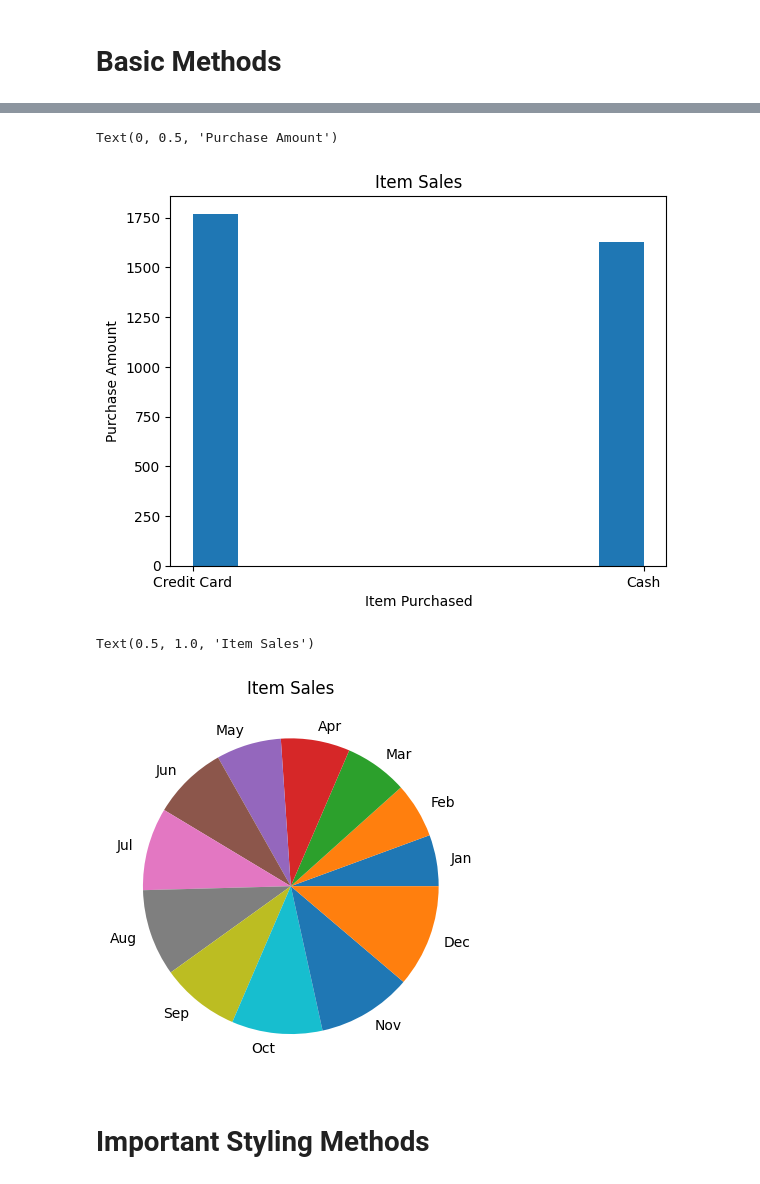
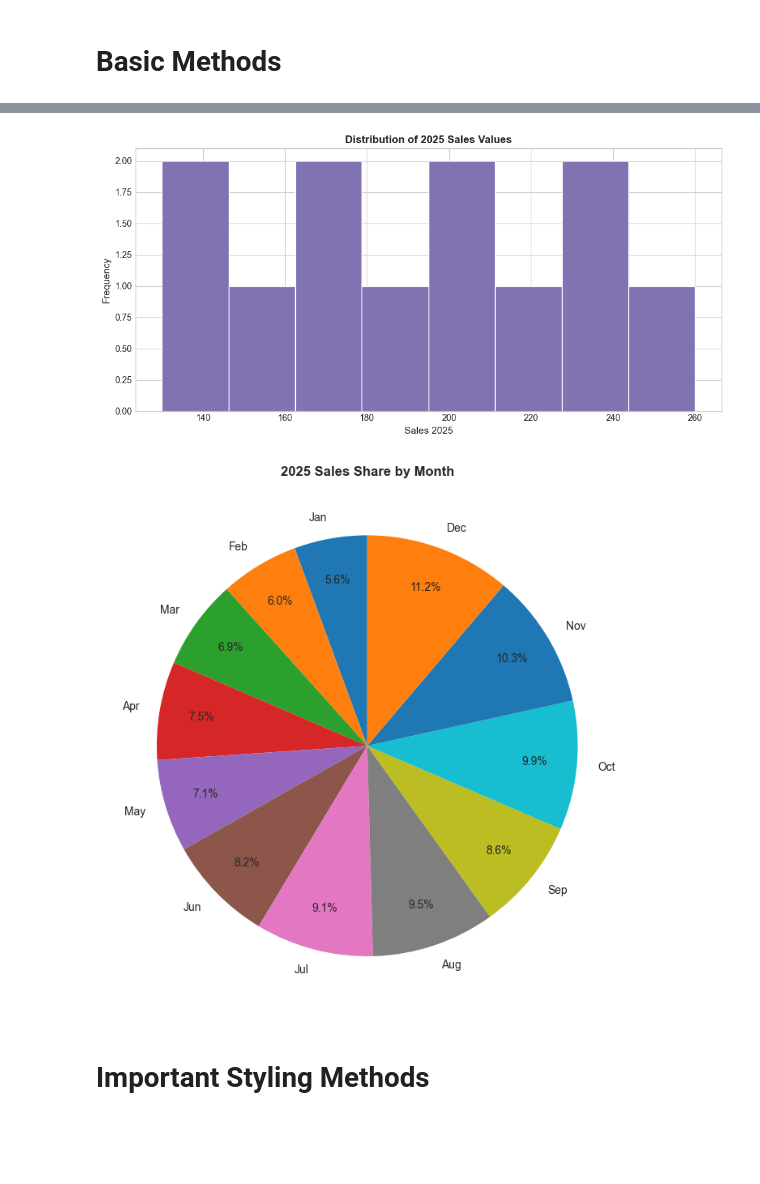
Before and after one commit to T-REX-C0DER/Data-Visualization-with-Python, a Jupyter notebook: Matplotlib.ipynb, the cells around one changed output, grey strips where cells are left out. Cells and saved outputs as stored; diff of their text form; code cells hidden in the pictures; blank space fills up the shorter version.

```diff
--- a/Matplotlib.ipynb
+++ b/Matplotlib.ipynb
@@ -3,6 +3,11 @@ import numpy as np
 import pandas as pd
 import matplotlib.pyplot as plt
 import matplotlib.image as mpimg
+
+plt.style.use('seaborn-v0_8-whitegrid')
+plt.rcParams['figure.figsize'] = (10, 5)
+plt.rcParams['axes.titleweight'] = 'bold'
+plt.rcParams['axes.labelsize'] = 11
 # %% [markdown]
 # MATPLOTLIB
 # %%
@@ -93,17 +112,21 @@ Text(0, 0.5, 'Purchase Amount')
 # %%
-plt.hist(sales_data["Payment Method"])
-plt.title("Item Sales")
-plt.xlabel("Item Purchased")
-plt.ylabel("Purchase Amount")
+plt.figure(figsize=(10, 5))
+plt.hist(df['Sales_2025'], bins=8, color='#8172B2', edgecolor='white')
+plt.title('Distribution of 2025 Sales Values')
+plt.xlabel('Sales 2025')
+plt.ylabel('Frequency')
+plt.tight_layout()
+plt.show()
 # %% [output]
-Text(0, 0.5, 'Purchase Amount')
-[figure, old version]
+[figure, new version]
 # %%
-plt.pie(df["Sales_2025"] , labels = df["Month"])
-plt.title("Item Sales")
+plt.figure(figsize=(7, 7))
+plt.pie(df['Sales_2025'], labels=df['Month'], autopct='%1.1f%%', startangle=90, pctdistance=0.8)
+plt.title('2025 Sales Share by Month')
+plt.tight_layout()
+plt.show()
 # %% [output]
-Text(0.5, 1.0, 'Item Sales')
-[figure, old version]
+[figure, new version]
 # %% [markdown]
 # Important Styling Methods
 # %%
```
Also changed, not shown: parts of 9 cells of this notebook, 3 other files.
